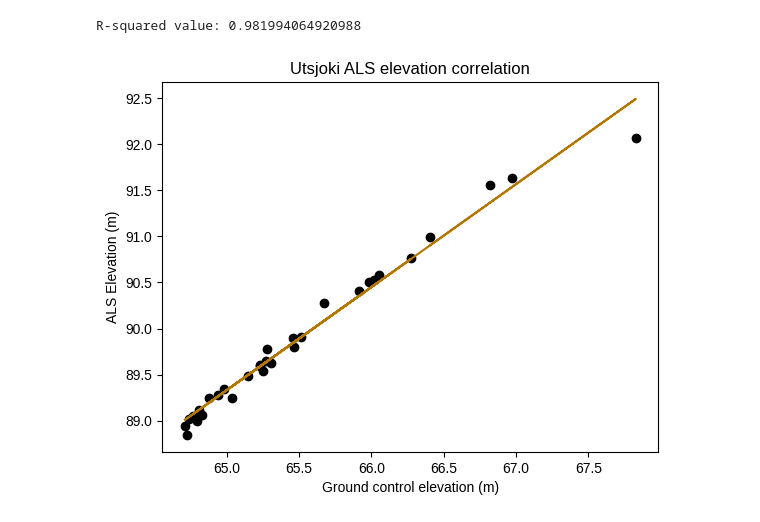
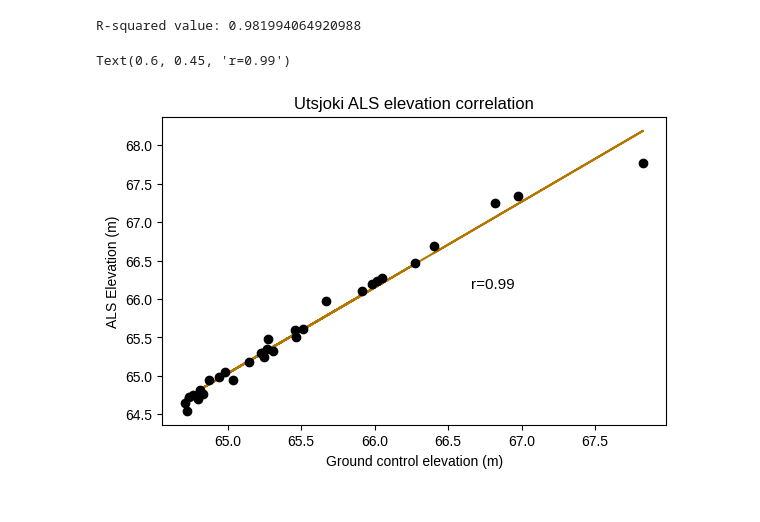
Before and after one commit to susannakukka/bathymetric-model-analysis, a Jupyter notebook: notebooks/RMSE.ipynb, the cells around one changed output. Cells and saved outputs as stored; diff of their text form; code cells hidden in the pictures.

```diff
--- a/notebooks/RMSE.ipynb
+++ b/notebooks/RMSE.ipynb
@@ -1024,10 +1016,12 @@ plt.ylabel('ASV elevation')
 plt.show()
 # %% [output]
 [figure]
+# %%
+valle_als['IDW_N2000'] = valle_als['IDW'] - 24.3
 # %%
 # valle als
 x = valle_als[['Elevation']]
-y = valle_als[['IDW']]
+y = valle_als[['IDW_N2000']]
 # %%
 model.fit(x, y)
 
@@ -1035,12 +1029,19 @@ r2_score = model.score(x, y)
 print(f"R-squared value: {r2_score}")
 # %% [output]
 R-squared value: 0.981994064920988
-# %%
-plt.plot(x, model.predict(x), color = '#B37700')
-plt.scatter(x, y, color = 'black')
-plt.title('Utsjoki ALS elevation correlation')
-plt.xlabel('Ground control elevation (m)')
-plt.ylabel('ALS Elevation (m)')
-plt.show()
-# %% [output]
-[figure, removed]
+# %%
+r_value = 0.99
+
+fig, ax = plt.subplots(figsize=(6.5, 4))
+
+ax.set_title('Utsjoki ALS elevation correlation')
+ax.set_xlabel("Ground control elevation (m)")
+ax.set_ylabel("ALS Elevation (m)")
+
+
+ax.plot(x, model.predict(x), color='#B37700', linestyle='solid', zorder=0)
+ax.scatter(x, y, color='black', zorder=1)
+fig.text(0.6, 0.45, f'r={r_value}', fontsize=11)
+# %% [output]
+Text(0.6, 0.45, 'r=0.99')
+[figure, added]
```
Also changed, not shown: parts of 5 cells of this notebook, 3 other files.
